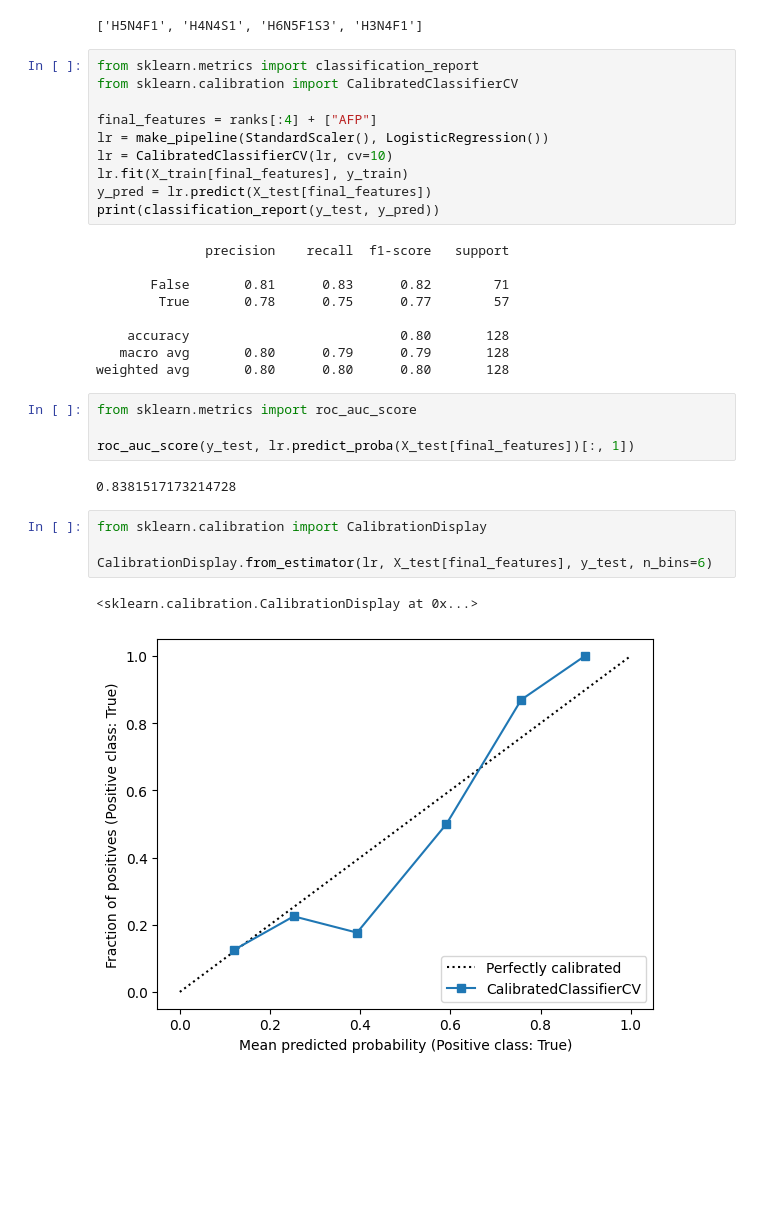
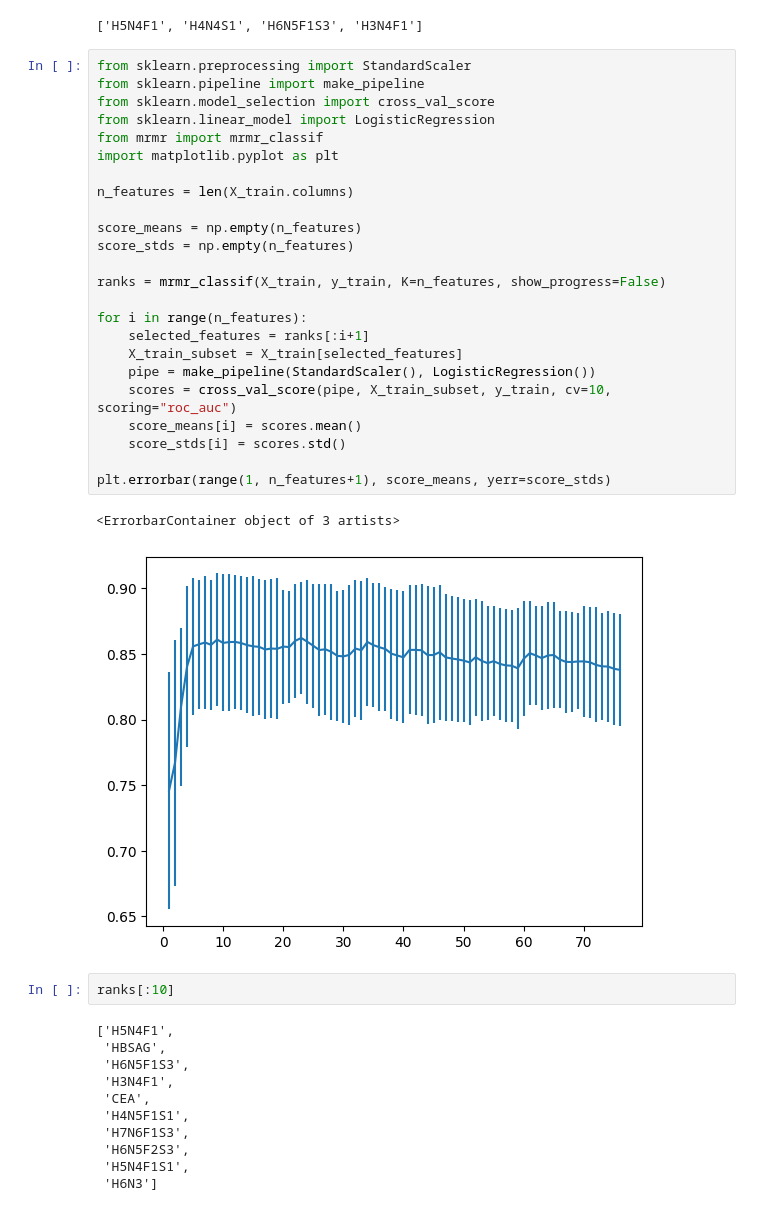
Before and after one commit to fubin1999/HCC-N-glycome, a Jupyter notebook: src/ml/simple_model.ipynb, the cells around one changed output. Cells and saved outputs as stored; diff of their text form; blank space fills up the shorter version.

Commit message:
Try to build a simple model using minimum features.

```diff
--- a/src/ml/simple_model.ipynb
+++ b/src/ml/simple_model.ipynb
@@ -44,35 +46,43 @@ plt.errorbar(range(1, len(glycan_features)+1), score_means, yerr=score_stds)
 print(ranks[:4])
 # %% [output]
 ['H5N4F1', 'H4N4S1', 'H6N5F1S3', 'H3N4F1']
-# %%
-from sklearn.metrics import classification_report
-from sklearn.calibration import CalibratedClassifierCV
-
-final_features = ranks[:4] + ["AFP"]
-lr = make_pipeline(StandardScaler(), LogisticRegression())
-lr = CalibratedClassifierCV(lr, cv=10)
-lr.fit(X_train[final_features], y_train)
-y_pred = lr.predict(X_test[final_features])
-print(classification_report(y_test, y_pred))
-# %% [output]
-              precision    recall  f1-score   support
-
-       False       0.81      0.83      0.82        71
-        True       0.78      0.75      0.77        57
-
-    accuracy                           0.80       128
-   macro avg       0.80      0.79      0.79       128
-weighted avg       0.80      0.80      0.80       128
-# %%
-from sklearn.metrics import roc_auc_score
-
-roc_auc_score(y_test, lr.predict_proba(X_test[final_features])[:, 1])
-# %% [output]
-0.8381517173214728
-# %%
-from sklearn.calibration import CalibrationDisplay
-
-CalibrationDisplay.from_estimator(lr, X_test[final_features], y_test, n_bins=6)
-# %% [output]
-<sklearn.calibration.CalibrationDisplay at 0x...>
-[figure, removed]
+# %%
+from sklearn.preprocessing import StandardScaler
+from sklearn.pipeline import make_pipeline
+from sklearn.model_selection import cross_val_score
+from sklearn.linear_model import LogisticRegression
+from mrmr import mrmr_classif
+import matplotlib.pyplot as plt
+
+n_features = len(X_train.columns)
+
+score_means = np.empty(n_features)
+score_stds = np.empty(n_features)
+
+ranks = mrmr_classif(X_train, y_train, K=n_features, show_progress=False)
+
+for i in range(n_features):
+    selected_features = ranks[:i+1]
+    X_train_subset = X_train[selected_features]
+    pipe = make_pipeline(StandardScaler(), LogisticRegression())
+    scores = cross_val_score(pipe, X_train_subset, y_train, cv=10, scoring="roc_auc")
+    score_means[i] = scores.mean()
+    score_stds[i] = scores.std()
+
+plt.errorbar(range(1, n_features+1), score_means, yerr=score_stds)
+# %% [output]
+<ErrorbarContainer object of 3 artists>
+[figure, added]
+# %%
+ranks[:10]
+# %% [output]
+['H5N4F1',
+ 'HBSAG',
+ 'H6N5F1S3',
+ 'H3N4F1',
+ 'CEA',
+ 'H4N5F1S1',
+ 'H7N6F1S3',
+ 'H6N5F2S3',
+ 'H5N4F1S1',
+ 'H6N3']
```
Also changed, not shown: parts of 6 cells of this notebook.
